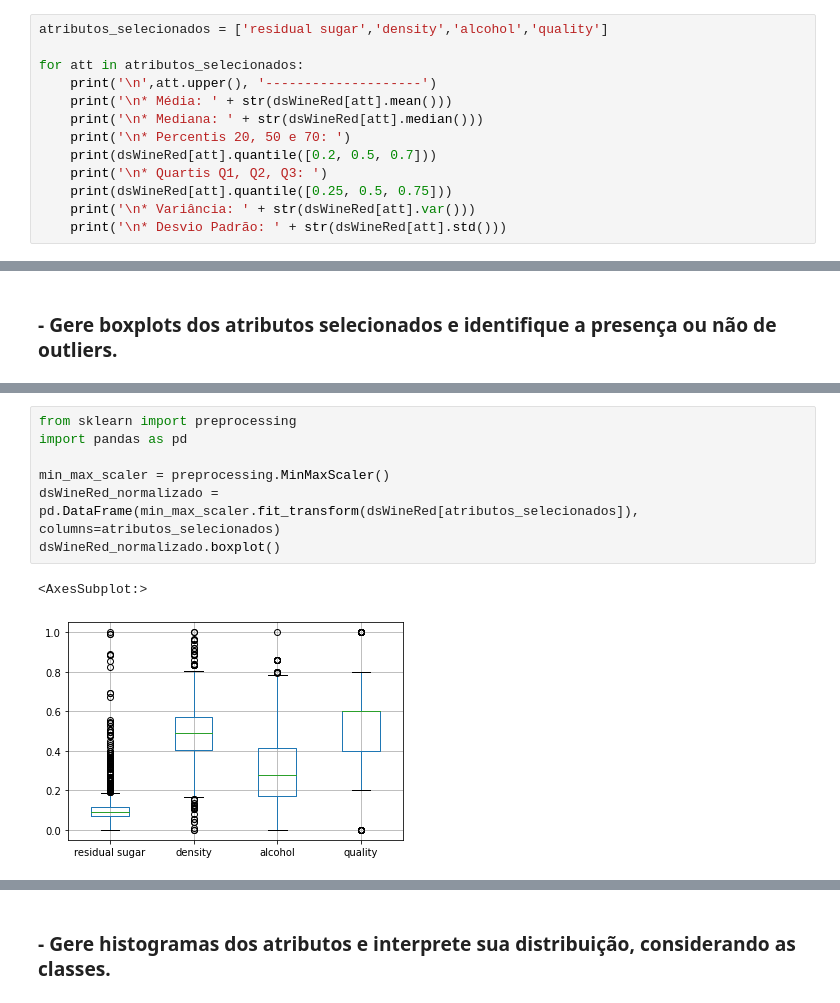
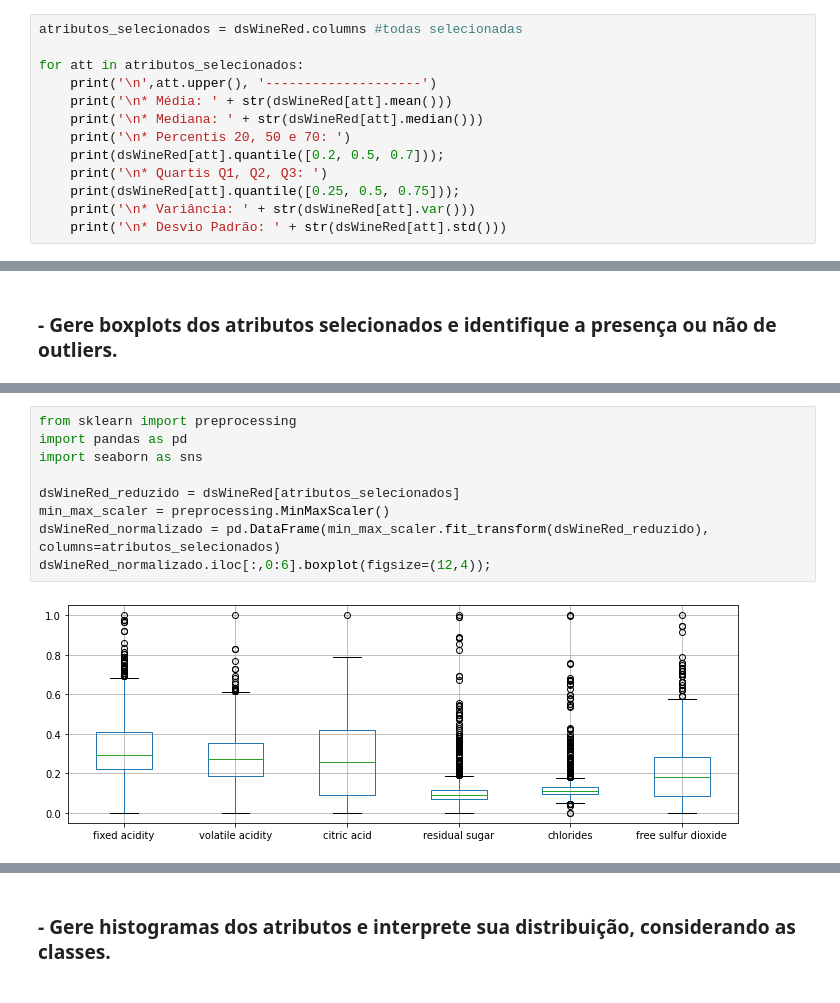
Before and after one commit to andersonmgomes/ML_prof_AnaLuizaBessa, a Jupyter notebook: 20211001-Trabalho01.ipynb, the cells around one changed output, grey strips where cells are left out. Drawn from its saved outputs; the diff is of its cells as text.

```diff
--- a/20211001-Trabalho01.ipynb
+++ b/20211001-Trabalho01.ipynb
@@ -68,16 +88,16 @@ dsWineRed.describe()
 ### – Variância
 ### – Desvio padrão
 # %%
-atributos_selecionados = ['residual sugar','density','alcohol','quality']
+atributos_selecionados = dsWineRed.columns #todas selecionadas
 
 for att in atributos_selecionados:
     print('\n',att.upper(), '--------------------')
     print('\n* Média: ' + str(dsWineRed[att].mean()))
     print('\n* Mediana: ' + str(dsWineRed[att].median()))
     print('\n* Percentis 20, 50 e 70: ')
-    print(dsWineRed[att].quantile([0.2, 0.5, 0.7]))
+    print(dsWineRed[att].quantile([0.2, 0.5, 0.7]));
     print('\n* Quartis Q1, Q2, Q3: ')
-    print(dsWineRed[att].quantile([0.25, 0.5, 0.75]))
+    print(dsWineRed[att].quantile([0.25, 0.5, 0.75]));
     print('\n* Variância: ' + str(dsWineRed[att].var()))
     print('\n* Desvio Padrão: ' + str(dsWineRed[att].std()))
 # %% [output]
@@ -107,10 +123,11 @@ dsWineRed.boxplot(column=atributos_selecionados)
 # %%
 from sklearn import preprocessing
 import pandas as pd
+import seaborn as sns
 
+dsWineRed_reduzido = dsWineRed[atributos_selecionados]
 min_max_scaler = preprocessing.MinMaxScaler()
-dsWineRed_normalizado = pd.DataFrame(min_max_scaler.fit_transform(dsWineRed[atributos_selecionados]), columns=atributos_selecionados)
-dsWineRed_normalizado.boxplot()
+dsWineRed_normalizado = pd.DataFrame(min_max_scaler.fit_transform(dsWineRed_reduzido), columns=atributos_selecionados)
+dsWineRed_normalizado.iloc[:,0:6].boxplot(figsize=(12,4));
 # %% [output]
-<AxesSubplot:>
-[figure, old version]
+[figure, new version]
```
Also changed, not shown: parts of 27 cells of this notebook, 1 other file.
